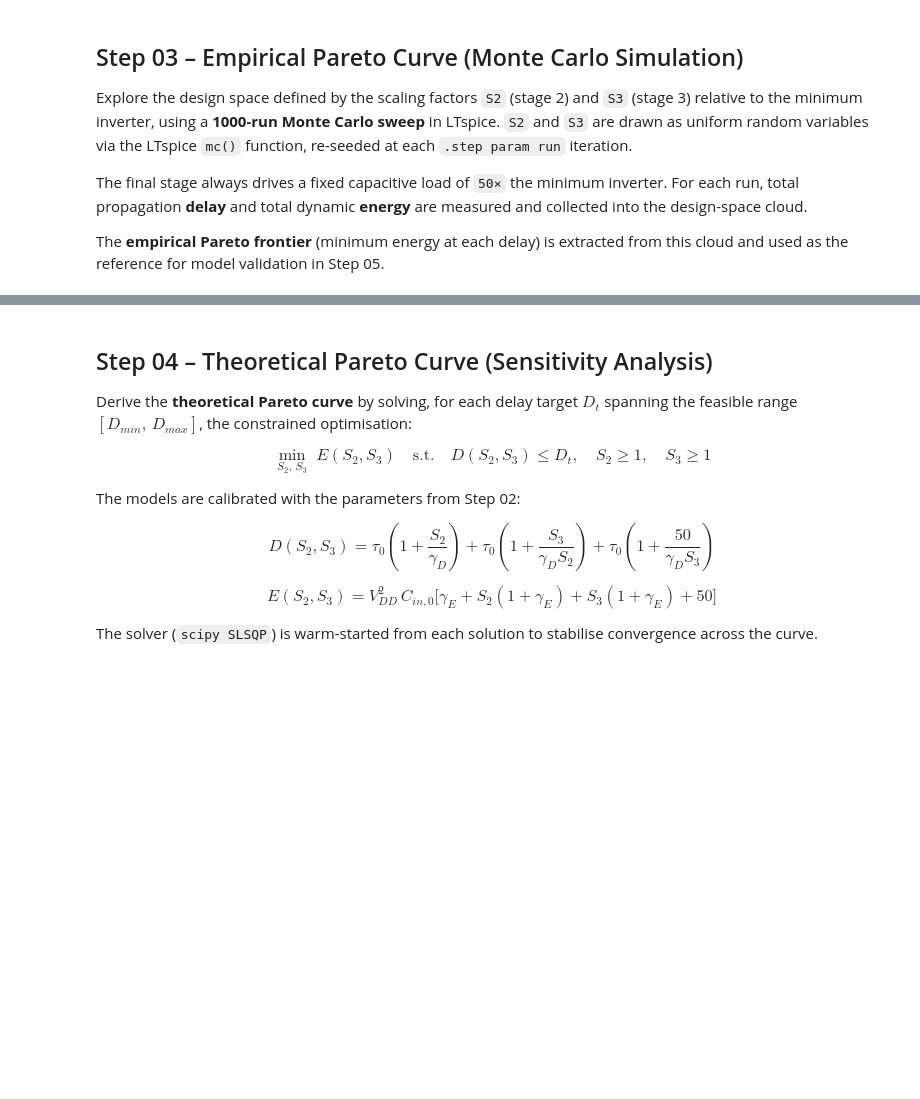
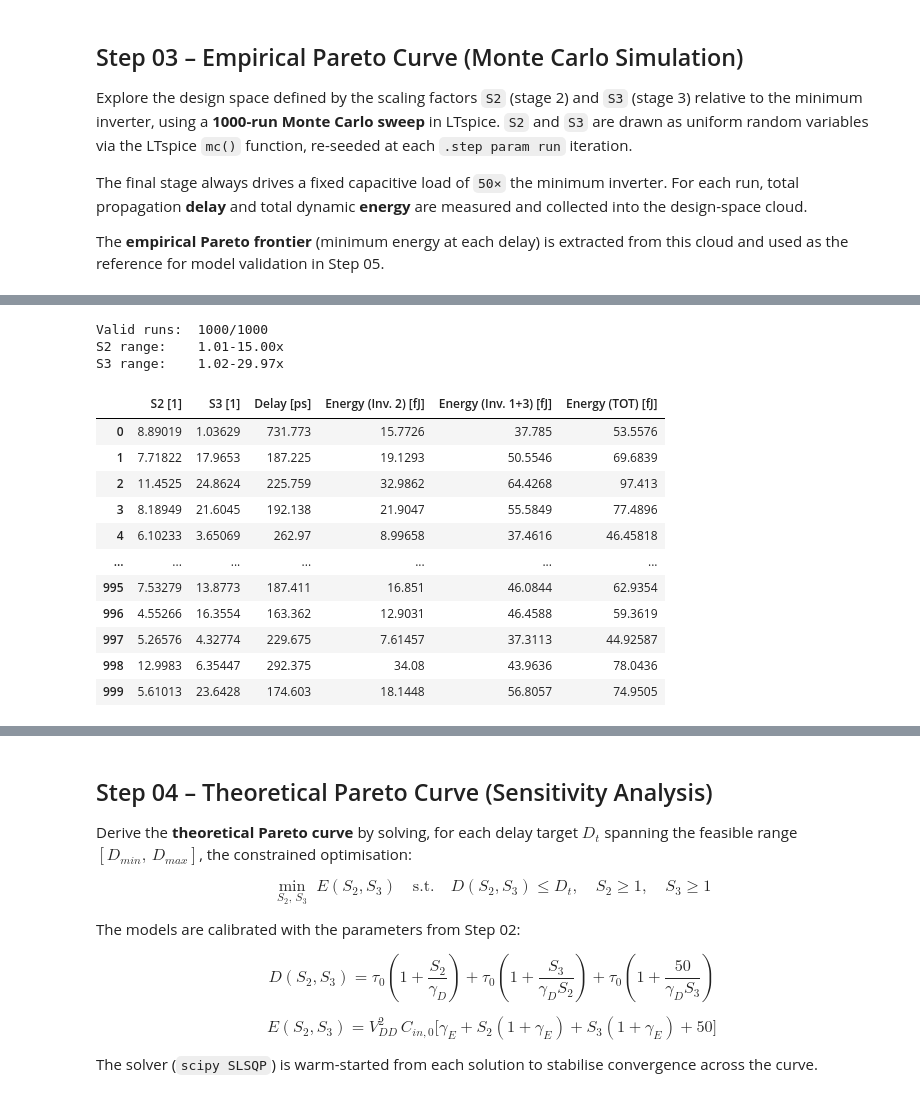
Before and after one commit to XBlayz/Low_power-projects, a Jupyter notebook: notebooks/project-01.ipynb, the cells around one changed output, grey strips where cells are left out. Cells and saved outputs as stored; diff of their text form; code cells hidden in the pictures; blank space fills up the shorter version.

```diff
--- a/notebooks/project-01.ipynb
+++ b/notebooks/project-01.ipynb
@@ -532,29 +535,54 @@ print(f"Done.  Log: {log_mc}")
 # %%
 # --- STEP 03.2: EXTRACT MONTE CARLO MEASUREMENTS ---
 # Energy decomposition (matches the energy model in Step 04):
 #   energy_2   – stage 2 charging event (IN rising edge, measured on Vdd_2)
 #   energy_1_3 – stages 1 + 3 charging events (IN falling edge, measured on Vdd_1_3)
 # On each input edge exactly one half of the stages charge (the others discharge);
 # summing the two complementary measurements reconstructs the full switching energy.
 
-data_mc = LTSpiceLogReader(log_mc.as_posix())
+data_mc = LTSpiceLogReader(log_mc.as_posix()) # pyright: ignore[reportOptionalMemberAccess]
 
+#TODO: Energy for Inv. 1, 2 and 3
 df_mc = pd.DataFrame({
     "S2":           np.array(data_mc["s_2"]),
     "S3":           np.array(data_mc["s_3"]),
-    "delay_s":      np.array(data_mc["delay"]),
-    "energy_2_J":   np.array(data_mc["energy_2"]),
-    "energy_1_3_J": np.array(data_mc["energy_1_3"]),
+    "delay":      np.array(data_mc["delay"]),
+    "energy_2":   np.array(data_mc["energy_2"]),
+    "energy_1_3": np.array(data_mc["energy_1_3"]),
 })
-df_mc["energy_total_J"] = df_mc["energy_2_J"] + df_mc["energy_1_3_J"]
+df_mc["energy_tot"] = df_mc["energy_2"] + df_mc["energy_1_3"]
 
 # Drop non-converged runs before any further processing
 df_mc = df_mc.dropna().reset_index(drop=True)
 
-print(f"Valid runs:  {len(df_mc)} / {data_mc.step_count}")
-print(f"S2 range:    {df_mc['S2'].min():.2f} – {df_mc['S2'].max():.2f}")
-print(f"S3 range:    {df_mc['S3'].min():.2f} – {df_mc['S3'].max():.2f}")
-df_mc.head()
+print(f"Valid runs:  {len(df_mc)}/{data_mc.step_count}")
+print(f"S2 range:    {df_mc['S2'].min():.2f}-{df_mc['S2'].max():.2f}x")
+print(f"S3 range:    {df_mc['S3'].min():.2f}-{df_mc['S3'].max():.2f}x")
+_summary_display(
+    _transform_dataframe(
+        df_mc,
+        {"S2": "S2 [1]", "S3": "S3 [1]", "delay": "Delay [ps]", "energy_2": "Energy (Inv. 2) [fJ]", "energy_1_3": "Energy (Inv. 1+3) [fJ]", "energy_tot": "Energy (TOT) [fJ]"},
+        {"delay": lambda x: x * 1e12, "energy_2": lambda x: x * 1e15, "energy_1_3": lambda x: x * 1e15, "energy_tot": lambda x: x * 1e15}
+    ),
+    n_head=5,
+    n_tail=5
+)
+# %% [output]
+Valid runs:  1000/1000
+S2 range:    1.01-15.00x
+S3 range:    1.02-29.97x
+|  | S2 [1] | S3 [1] | Delay [ps] | Energy (Inv. 2) [fJ] | Energy (Inv. 1+3) [fJ] | Energy (TOT) [fJ] |
+| 0 | 8.89019 | 1.03629 | 731.773 | 15.7726 | 37.785 | 53.5576 |
+| 1 | 7.71822 | 17.9653 | 187.225 | 19.1293 | 50.5546 | 69.6839 |
+| 2 | 11.4525 | 24.8624 | 225.759 | 32.9862 | 64.4268 | 97.413 |
+| 3 | 8.18949 | 21.6045 | 192.138 | 21.9047 | 55.5849 | 77.4896 |
+| 4 | 6.10233 | 3.65069 | 262.97 | 8.99658 | 37.4616 | 46.45818 |
+| ... | ... | ... | ... | ... | ... | ... |
+| 995 | 7.53279 | 13.8773 | 187.411 | 16.851 | 46.0844 | 62.9354 |
+| 996 | 4.55266 | 16.3554 | 163.362 | 12.9031 | 46.4588 | 59.3619 |
+| 997 | 5.26576 | 4.32774 | 229.675 | 7.61457 | 37.3113 | 44.92587 |
+| 998 | 12.9983 | 6.35447 | 292.375 | 34.08 | 43.9636 | 78.0436 |
+| 999 | 5.61013 | 23.6428 | 174.603 | 18.1448 | 56.8057 | 74.9505 |
 # %%
 # --- STEP 03.3: EXTRACT EMPIRICAL PARETO FRONTIER ---
 # A point is Pareto-optimal iff no other run achieves both lower delay AND
```
Also changed, not shown: parts of 4 cells of this notebook.
